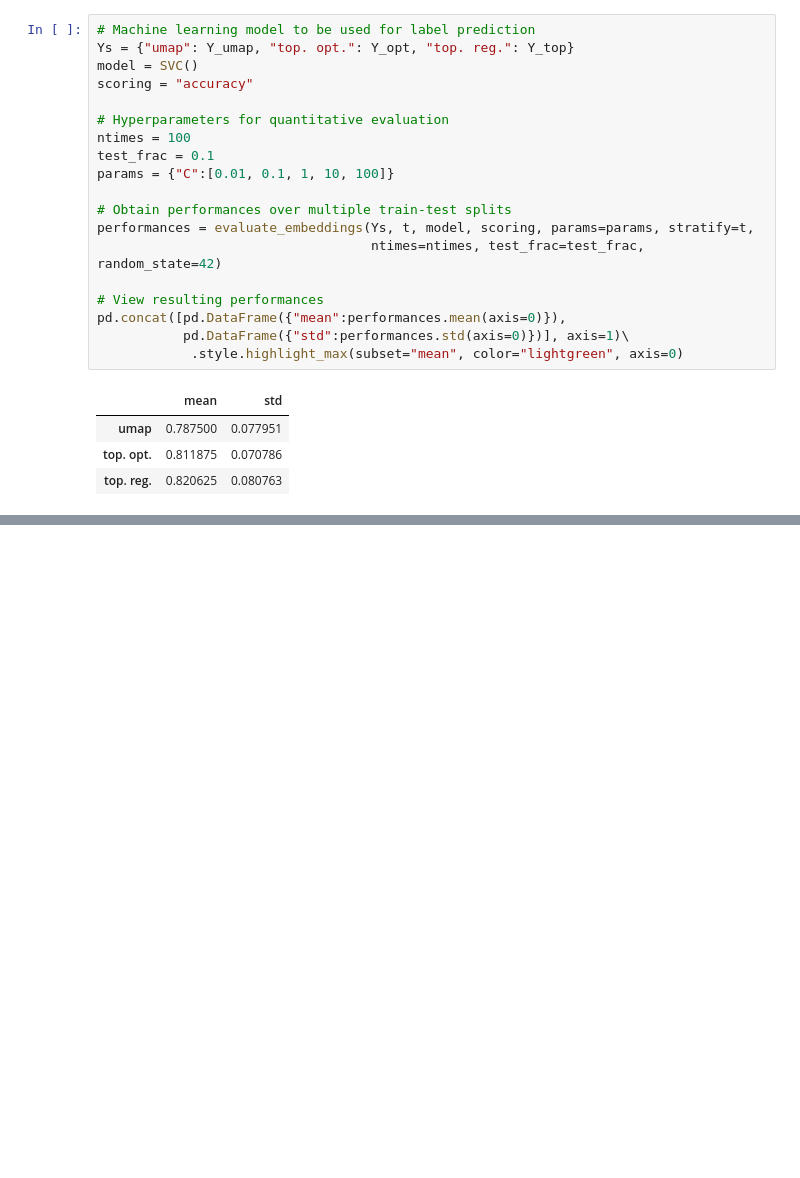
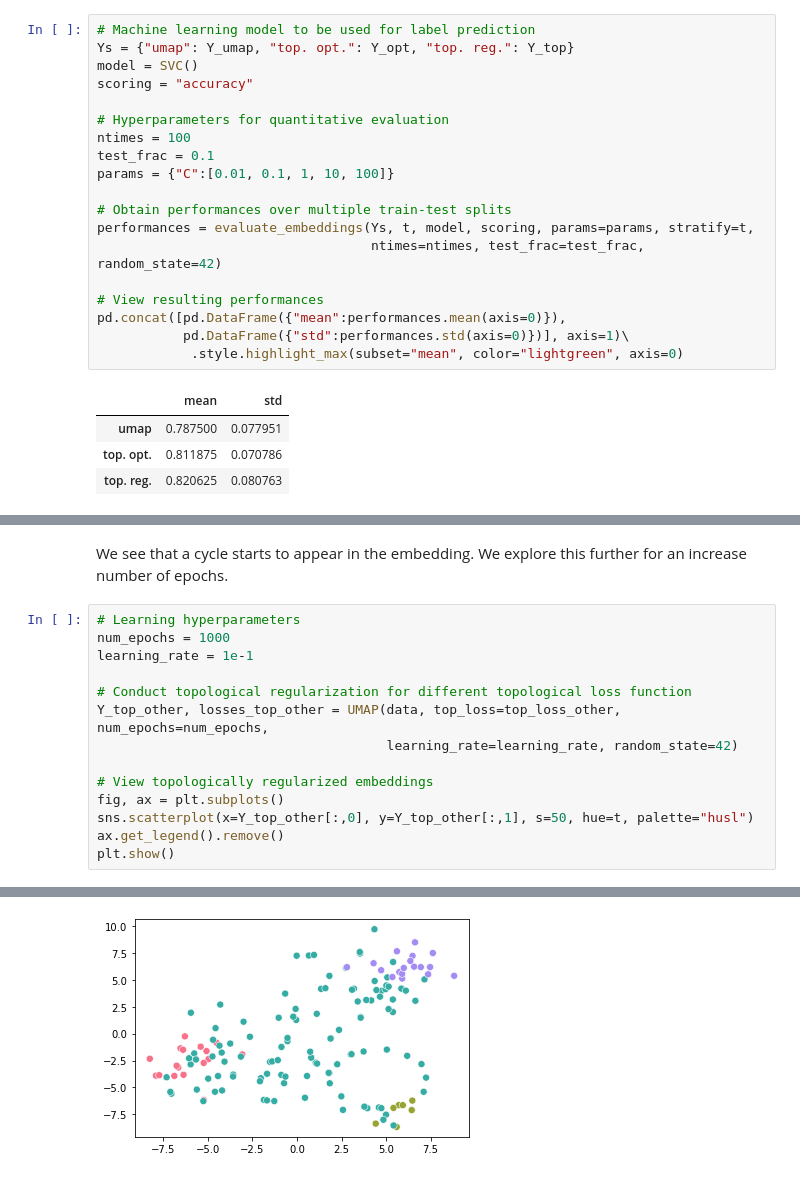
Before and after one commit to robinvndaele/topembedding, a Jupyter notebook: Experiments/CellBifurcating.ipynb, the cells around one changed output, grey strips where cells are left out. Cells and saved outputs as stored; diff of their text form; blank space fills up the shorter version.

```diff
--- a/Experiments/CellBifurcating.ipynb
+++ b/Experiments/CellBifurcating.ipynb
@@ -237,0 +352,17 @@ pd.concat([pd.DataFrame({"mean":performances.mean(axis=0)}),
+# %% [markdown]
+We see that a cycle starts to appear in the embedding. We explore this further for an increase number of epochs.
+# %%
+# Learning hyperparameters
+num_epochs = 1000
+learning_rate = 1e-1
+
+# Conduct topological regularization for different topological loss function
+Y_top_other, losses_top_other = UMAP(data, top_loss=top_loss_other, num_epochs=num_epochs,
+                                     learning_rate=learning_rate, random_state=42)
+
+# View topologically regularized embeddings
+fig, ax = plt.subplots()
+sns.scatterplot(x=Y_top_other[:,0], y=Y_top_other[:,1], s=50, hue=t, palette="husl")
+ax.get_legend().remove()
+plt.show()
+# %% [output]
@@ -237,0 +381 @@ pd.concat([pd.DataFrame({"mean":performances.mean(axis=0)}),
+[figure, added]
```
Also changed, not shown: parts of 12 cells of this notebook, 4 other files.
